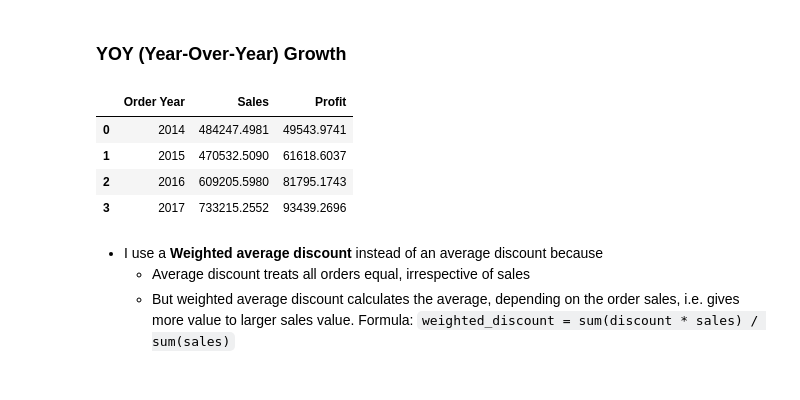
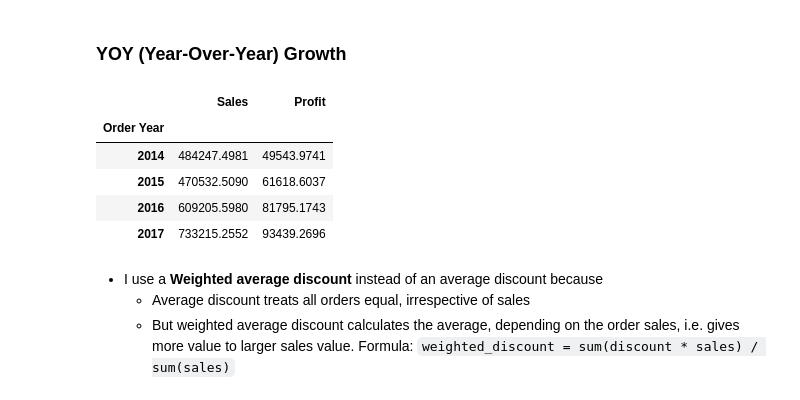
Before and after one commit to AdiXjaiswal/Sales-Dashboard, a Jupyter notebook: sales_dashboard.ipynb, the cells around one changed output. Cells and saved outputs as stored; diff of their text form; code cells hidden in the pictures.

```diff
--- a/sales_dashboard.ipynb
+++ b/sales_dashboard.ipynb
@@ -238,13 +242,15 @@ max_cat_sales["Category"]
 ### YOY (Year-Over-Year) Growth
 # %%
 yearly_sales=df.groupby('Order Year')[['Sales', 'Profit']].sum().reset_index()
+yearly_sales.set_index('Order Year', inplace=True)
 yearly_sales
 # %% [output]
-|  | Order Year | Sales | Profit |
-| 0 | 2014 | 484247.4981 | 49543.9741 |
-| 1 | 2015 | 470532.5090 | 61618.6037 |
-| 2 | 2016 | 609205.5980 | 81795.1743 |
-| 3 | 2017 | 733215.2552 | 93439.2696 |
+|  | Sales | Profit |
+| Order Year |  |  |
+| 2014 | 484247.4981 | 49543.9741 |
+| 2015 | 470532.5090 | 61618.6037 |
+| 2016 | 609205.5980 | 81795.1743 |
+| 2017 | 733215.2552 | 93439.2696 |
 # %% [markdown]
 - I use a **Weighted average discount** instead of an average discount because
     - Average discount treats all orders equal, irrespective of sales
```
Also changed, not shown: parts of 25 cells of this notebook.
